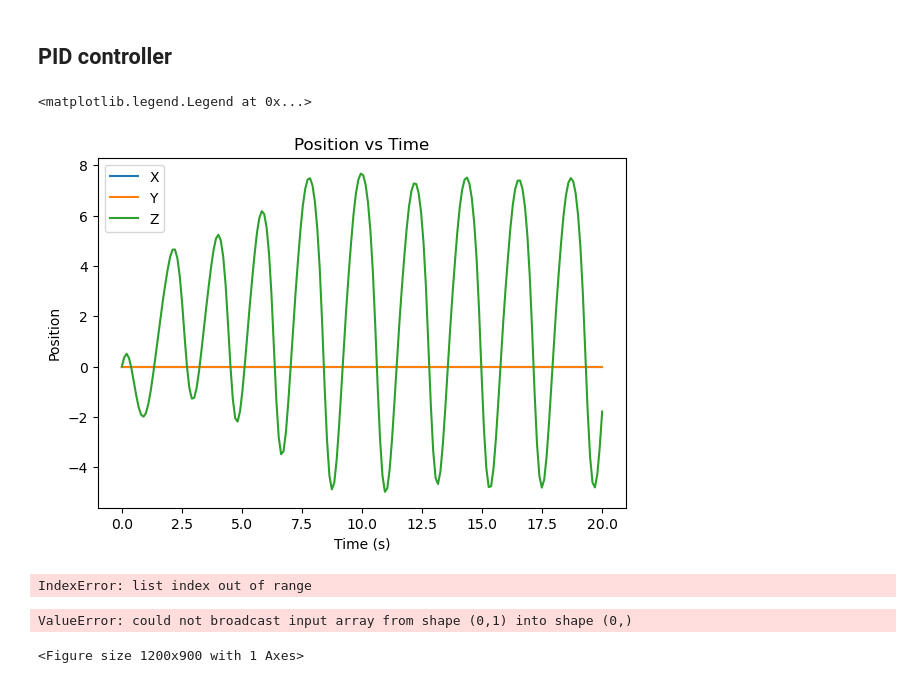
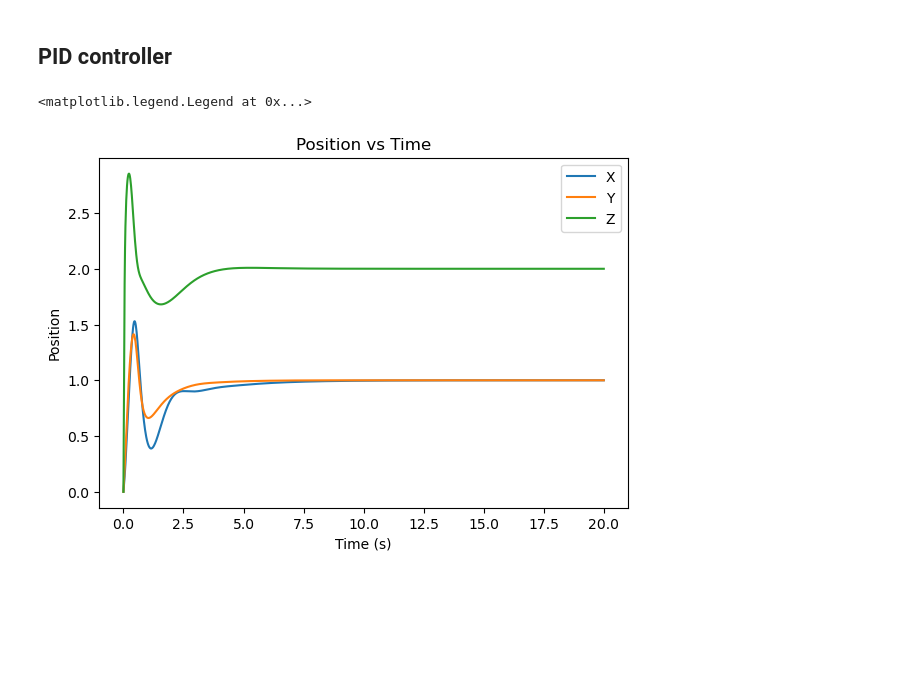
Before and after one commit to damurka5/RL_CDPR, a Jupyter notebook: notebooks/11_SB3_PPO&DDPG&TRPO_evaluation.ipynb, the cells around one changed output. Cells and saved outputs as stored; diff of their text form; code cells hidden in the pictures; blank space fills up the shorter version.

```diff
--- a/notebooks/11_SB3_PPO&DDPG&TRPO_evaluation.ipynb
+++ b/notebooks/11_SB3_PPO&DDPG&TRPO_evaluation.ipynb
@@ -894,7 +896,7 @@ def follow_trajectory_pid(trajectory, robot_model, Kp, Kd, Ki, dt=0.1, max_steps
 
     return np.array(states), np.array(errors)
 # %%
-def simulate(des_state, r_model, Kp, Kd, Ki):
+def simulate(des_state, r_model, Kp, Kd, Ki, end_t):
         point = des_state[:3]
         vel = des_state[3:]
         positions = []
@@ -907,7 +909,7 @@ def simulate(des_state, r_model, Kp, Kd, Ki):
         G = np.array([0,0,0,0,0,-g]).reshape((6,1))
 
         X = np.hstack((r_model.pos, r_model.v)).reshape((6,1))
-        t = np.linspace(0, 20, int(20/0.1))
+        t = np.linspace(0, end_t, int(end_t/r_model.dt))
 
         Kp_matrix = Kp * r_model.jacobian()
         Kd_matrix = Kd * r_model.jacobian()
@@ -916,6 +918,8 @@ def simulate(des_state, r_model, Kp, Kd, Ki):
         # Initialize errors
         integral_error = np.zeros(3)
         prev_error = np.zeros(3)
+        max_integral = 10.0  # Anti-windup limit
+        # integral_errors = []
 
         # Simulation loop
         for time in t:
@@ -925,17 +929,19 @@ def simulate(des_state, r_model, Kp, Kd, Ki):
             # Calculate error
             error = point - r_model.pos  # Assuming first 3 elements are position
 
-            # Calculate integral error
-            integral_error += error * dt
+            # Calculate integral error + anti-wundup
+            integral_error += error * r_model.dt
+            # integral_error = np.clip(integral_error, -max_integral, max_integral)
+            # integral_errors.append(integral_error[2])
 
             # Calculate derivative error
-            derivative_error = (error - prev_error) / dt
+            derivative_error = (error - prev_error) / r_model.dt
 
-            u = Kp_matrix @ -error + Ki_matrix @ -integral_error + Kd_matrix @ -derivative_error + r_model.jacobian()@np.array([0,0,g])
+            u = Kp_matrix @ -error + Ki_matrix @ -integral_error + Kd_matrix @ -derivative_error# + r_model.jacobian()@np.array([0,0,g])
 
             # Update robot state using the state-space model
             x_dot = A @ current_state + r_model.B() @ u.reshape((4,1)) + G
-            X = current_state + x_dot * dt
+            X = current_state + x_dot * r_model.dt
             r_model.pos = X[:3].flatten()
 
             # Store results
@@ -943,47 +949,47 @@ def simulate(des_state, r_model, Kp, Kd, Ki):
             velocities.append(X[3:].flatten())
 
             prev_error = error
-
+        # print(f'max int err: {max(integral_errors)}')
         return positions, velocities
 # %%
 simple_robot_model = CDPR4(pos=np.array([0,0,0]))
 simple_robot_model.v = np.array([0,0,0])
-Kp, Kd, Ki = 2.155, 1.0, 3.8
+simple_robot_model.dt = 1/60 # took from camera 60 fps
+Kp, Kd, Ki = 12, 6.5, 10
 p = np.array([[.0,.0,.1],[.0, .0, 2]])
+end_t = 20
 # states, errors = follow_trajectory_pid(p, simple_robot_model, Kp, Kd, Ki)
-positions, vels = simulate(np.array([.0, .0, 2, 0,0,0]), simple_robot_model, Kp, Kd, Ki)
+positions, vels = simulate(np.array([1.0, 1.0, 2, 0,0,0]), simple_robot_model, Kp, Kd, Ki, end_t)
 
-time = np.linspace(0, 20, int(20/0.1))
+time = np.linspace(0, end_t, int(end_t/simple_robot_model.dt))
 
 fig = plt.figure(figsize=(15, 10))
 # Position over time
 ax2 = fig.add_subplot(222)
 ax2.plot(time, [i[0] for i in positions], label='X')
 ax2.plot(time, [i[1] for i in positions], label='Y')
 ax2.plot(time, [i[2] for i in positions], label='Z')
 ax2.set_xlabel('Time (s)')
 ax2.set_ylabel('Position')
 ax2.set_title('Position vs Time')
 ax2.legend()
 # %% [output]
 <matplotlib.legend.Legend at 0x...>
-[figure, old version]
+[figure, new version]
 # %%
-sim_time, sim_steps = 10, 120
+sim_time, sim_steps = 10, int(10/simple_robot_model.dt)
 spiral1 = horizontal_spiral_trajectory_points(t_span = np.linspace(0, sim_time, sim_steps))
 simple_robot_model.pos = spiral1[0]
 
-Kp, Kd, Ki = 40, 20, 0
-states, errors = follow_trajectory_pid(spiral1, simple_robot_model, Kp, Kd, Ki, dt, sim_time)
+Kp, Kd, Ki = 12, 6.5, 10
+states, errors = follow_trajectory_pid(spiral1, simple_robot_model, Kp, Kd, Ki, simple_robot_model.dt)
+# print(states[0:5, :3])
 visualize_simulation(trajectory=spiral1,
                      robot_states=states,
                      reached_points=[],
                      save_animation=True,
-                     gif_name='PID_spiral1')
+                     gif_name='PID_spiral1',
+                     interval=int(1000/60))
-# %% [output]
-IndexError: list index out of range
-ValueError: could not broadcast input array from shape (0,1) into shape (0,)
-<Figure size 1200x900 with 1 Axes>
 # %%
 plot_error(errors)
 # %% [output]
```
Also changed, not shown: parts of 5 cells of this notebook.
